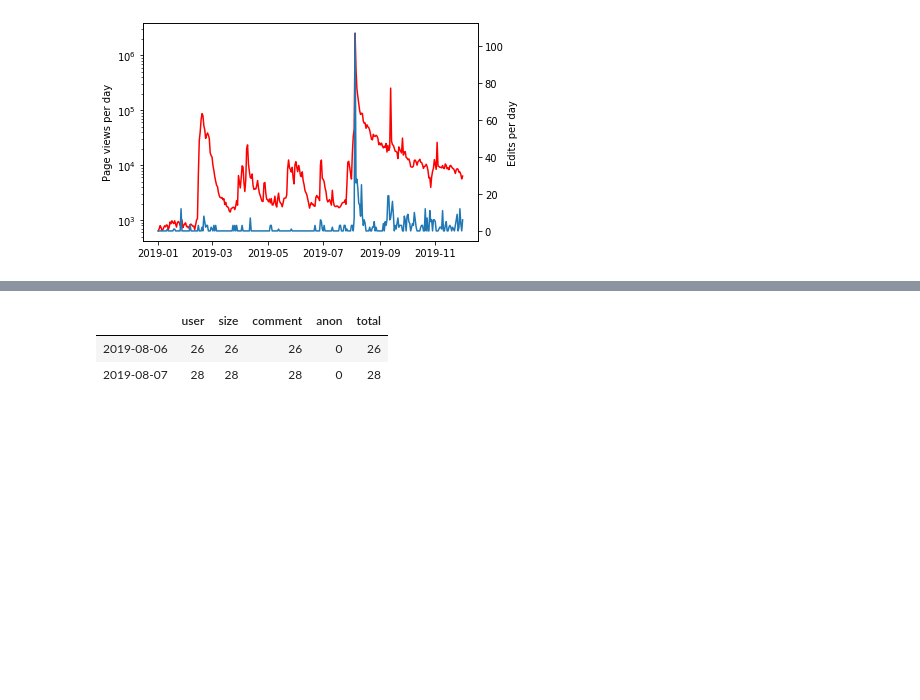
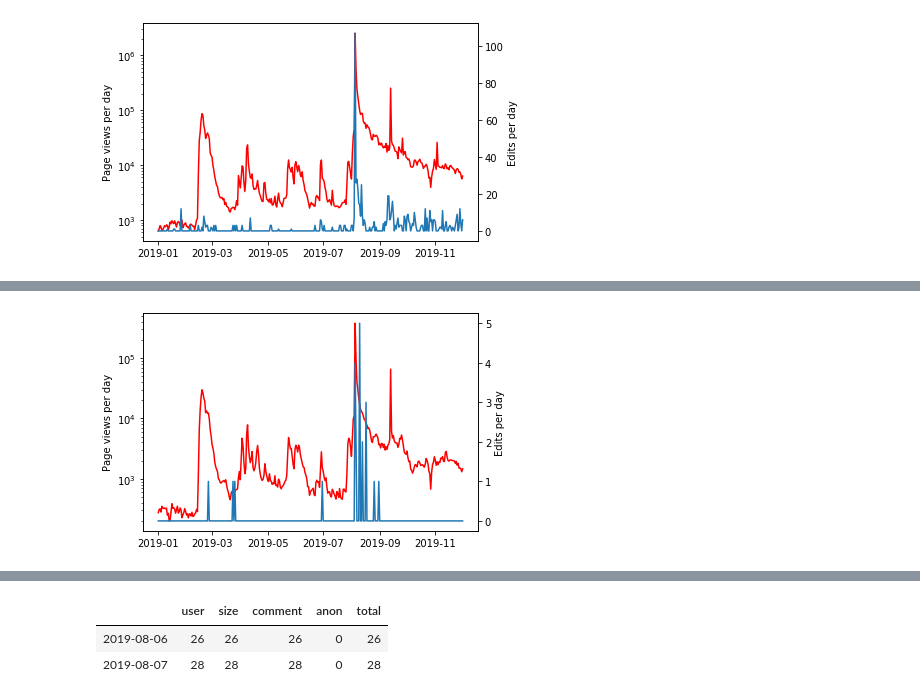
Before and after one commit to ViralNotPrasad/cscw-wiki, a Jupyter notebook: R/Pageviews.ipynb, the cells around one changed output, grey strips where cells are left out. Saved outputs shown, nothing was run; the diff lists cells and outputs as text; code cells hidden in the pictures; blank space fills up the shorter version.

Commit message:
basic time series plots; pearson corrs to df

```diff
--- a/R/Pageviews.ipynb
+++ b/R/Pageviews.ipynb
@@ -563,0 +604,8 @@ tsViewsEdits(viewsEn, editsEn2, "english")
+# %%
+editsHi2 = editsHi
+
+editsHi2.set_index(pd.to_datetime(editsHi2.index))
+
+tsViewsEdits(viewsHi, editsHi2, "hindi")
+# %% [output]
+[figure, added]
```
Also changed, not shown: parts of 4 cells of this notebook, 4 other files.
